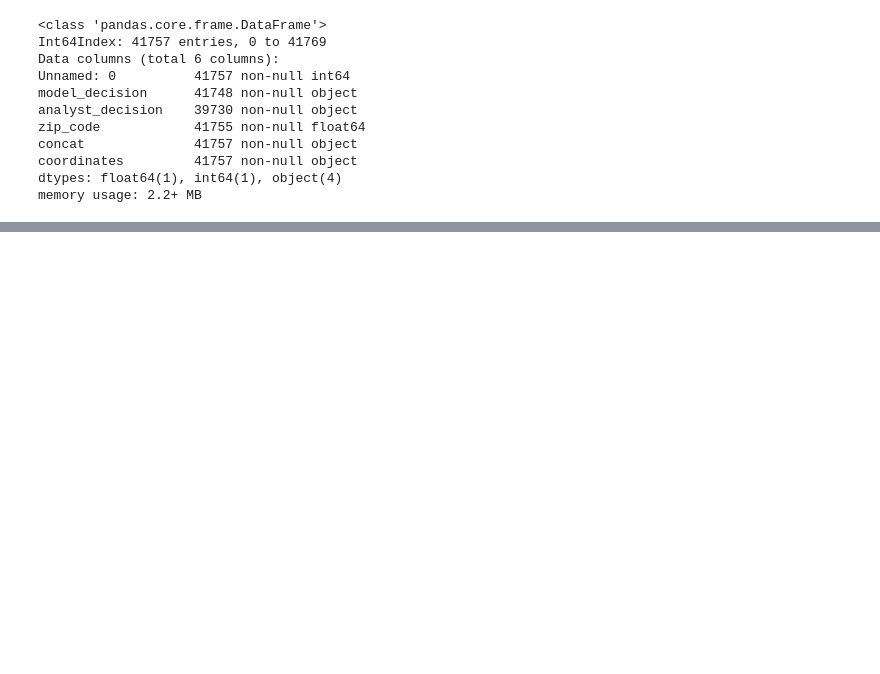
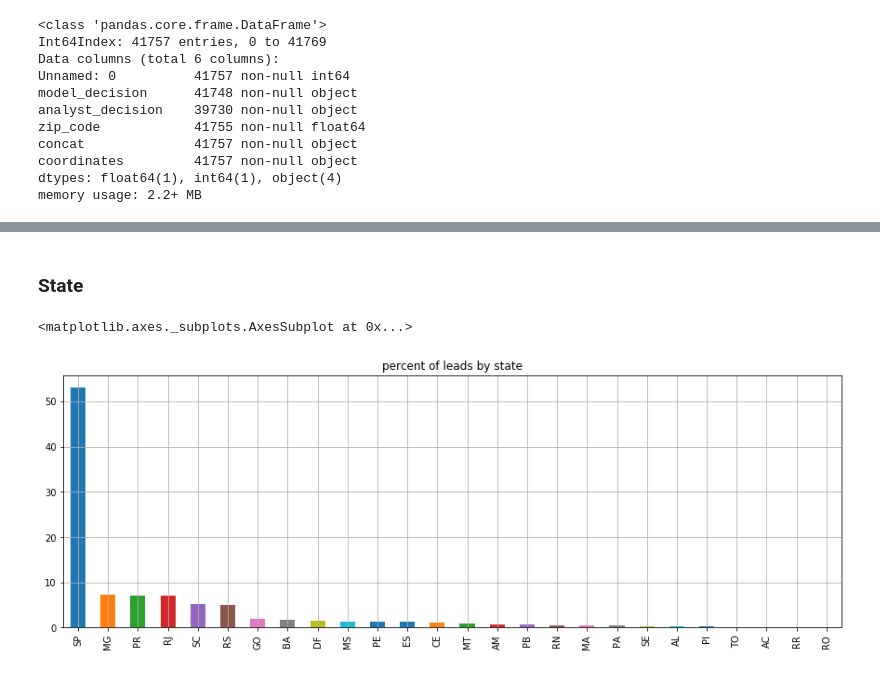
Before and after one commit to andre1393/ds4a-creditas-project, a Jupyter notebook: EDA/andre_eda.ipynb, the cells around one changed output, grey strips where cells are left out. Saved outputs shown, nothing was run; the diff lists cells and outputs as text; code cells hidden in the pictures; blank space fills up the shorter version.

Commit message:
state, city and neighborhood analysis

```diff
--- a/EDA/andre_eda.ipynb
+++ b/EDA/andre_eda.ipynb
@@ -128,0 +107,8 @@ registry\
+# %% [markdown]
+### State
+# %%
+registry['state'] = registry['concat'].str[-2:]
+(100 * registry['state'].value_counts()/len(registry)).plot(kind='bar', grid=True, figsize=(15,5), title='percent of leads by state')
+# %% [output]
+<matplotlib.axes._subplots.AxesSubplot at 0x...>
+[figure, added]
```
Also changed, not shown: parts of 23 cells of this notebook.
